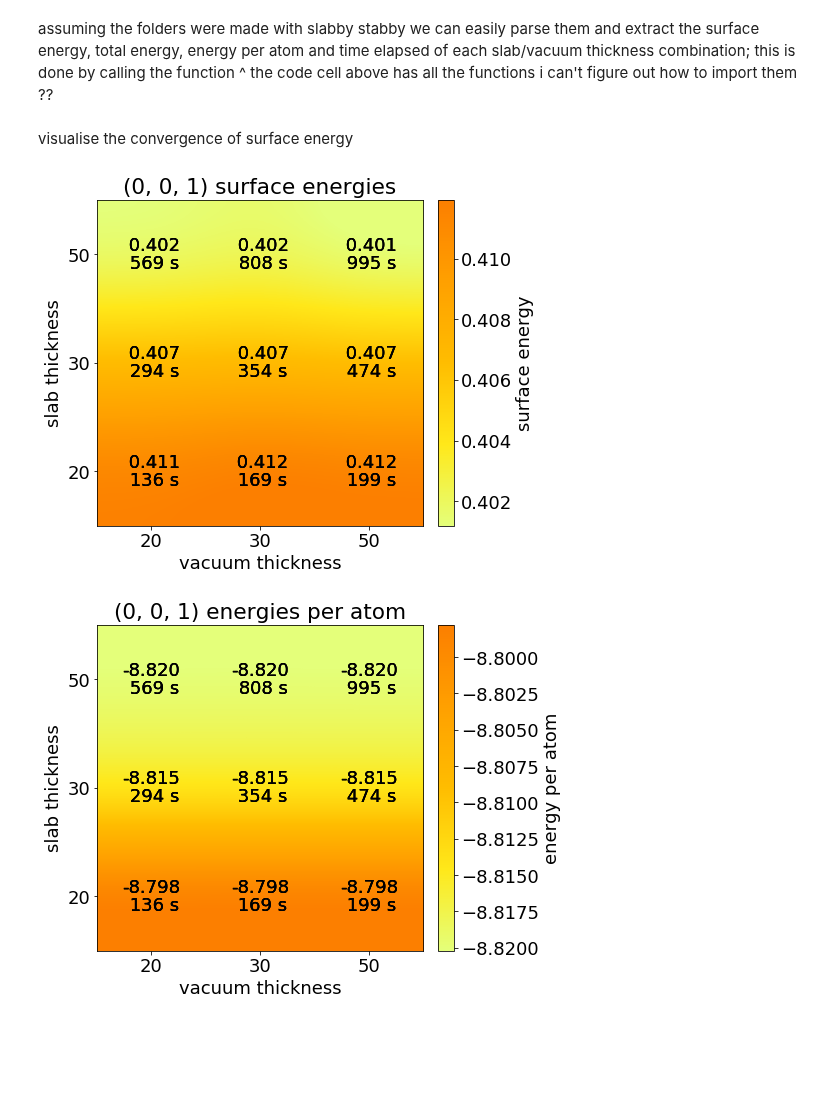
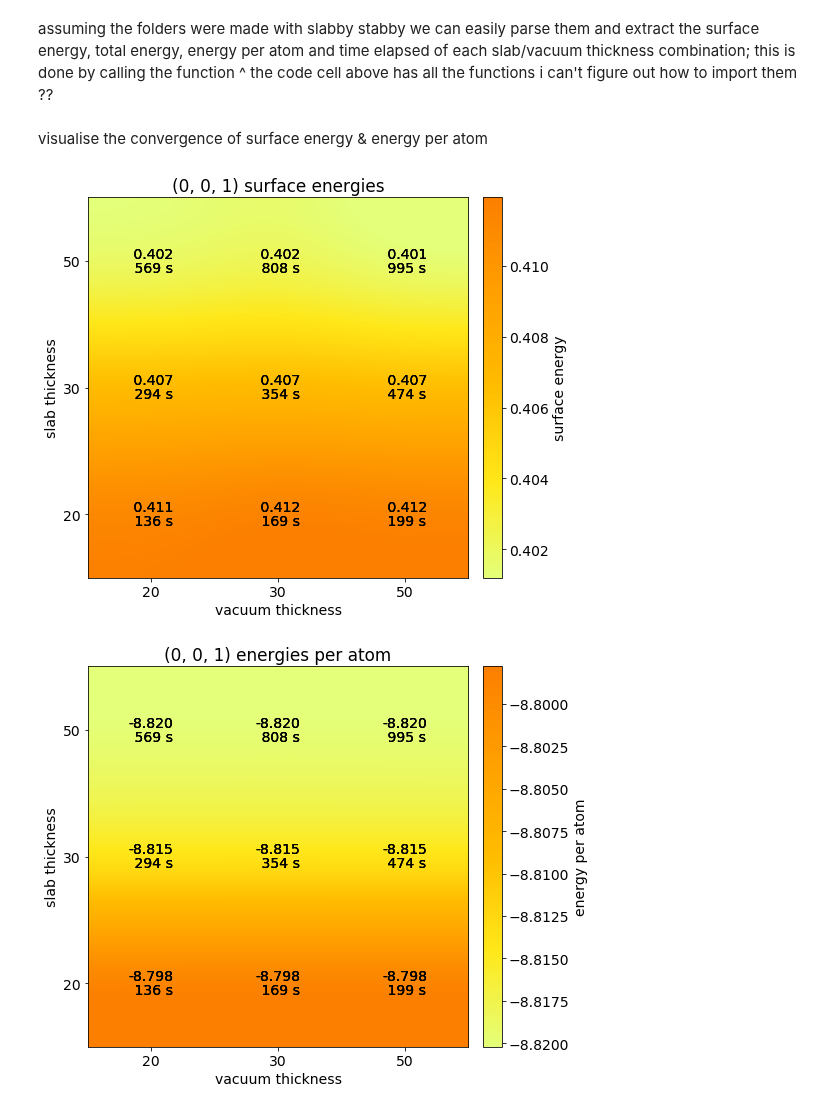
Before and after one commit to SMTG-Bham/surfaxe, a Jupyter notebook: examples/convergence/convergence_example.ipynb, the cells around one changed output. Saved outputs shown, nothing was run; the diff lists cells and outputs as text; code cells hidden in the pictures; blank space fills up the shorter version.

```diff
--- a/examples/convergence/convergence_example.ipynb
+++ b/examples/convergence/convergence_example.ipynb
@@ -213,3 +1,8 @@ def plot_energy_per_atom(hkl, time_taken=True, dpi=300, **kwargs):
+# %%
+from slabbystabby import convergence as conv
+import matplotlib as mpl
+mpl.rcParams['figure.figsize'] = (9.0,7.0)
+mpl.rcParams.update({'font.size': 14})
 # %% [markdown]
 assuming the folders were made with slabby stabby we can easily parse them and extract the surface energy, total energy, energy per atom and time elapsed of each slab/vacuum thickness combination; this is done by calling the function
 ^ the code cell above has all the functions i can't figure out how to import them ??
@@ -218,10 +11,10 @@ parse_fols(hkl=(0,0,1), bulk_per_atom=-8.83099767)
 # %% [markdown]
-visualise the convergence of surface energy
+visualise the convergence of surface energy & energy per atom
 # %%
-plot_surface_energy(hkl=(0,0,1))
+conv.plot_surface_energy(hkl=(0,0,1))
 # %% [output]
-[figure, old version]
+[figure, new version]
 # %%
-plot_energy_per_atom(hkl=(0,0,1))
+conv.plot_energy_per_atom(hkl=(0,0,1))
 # %% [output]
-[figure, old version]
+[figure, new version]
```
Also changed, not shown: parts of 2 cells of this notebook, 22 other files.
